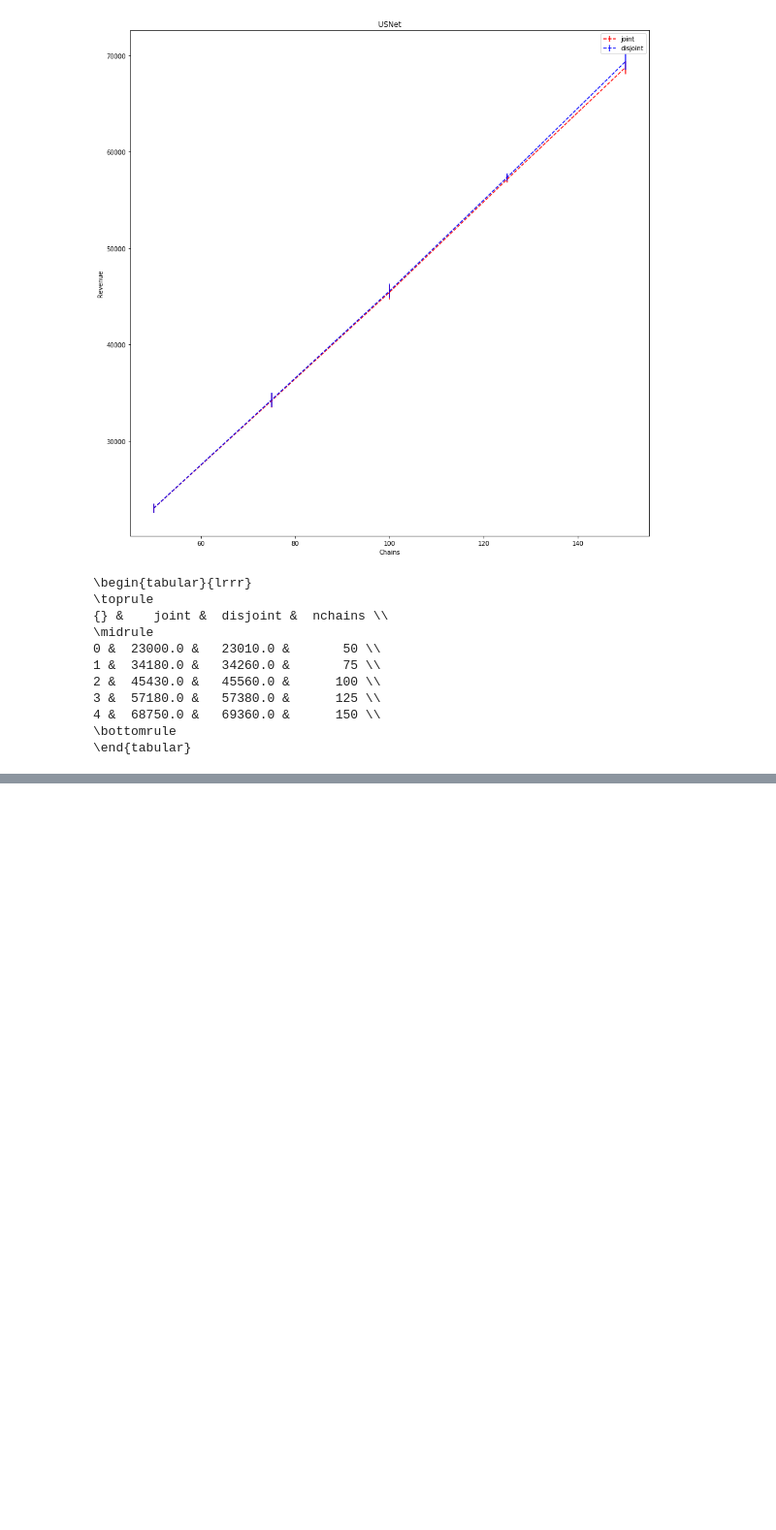
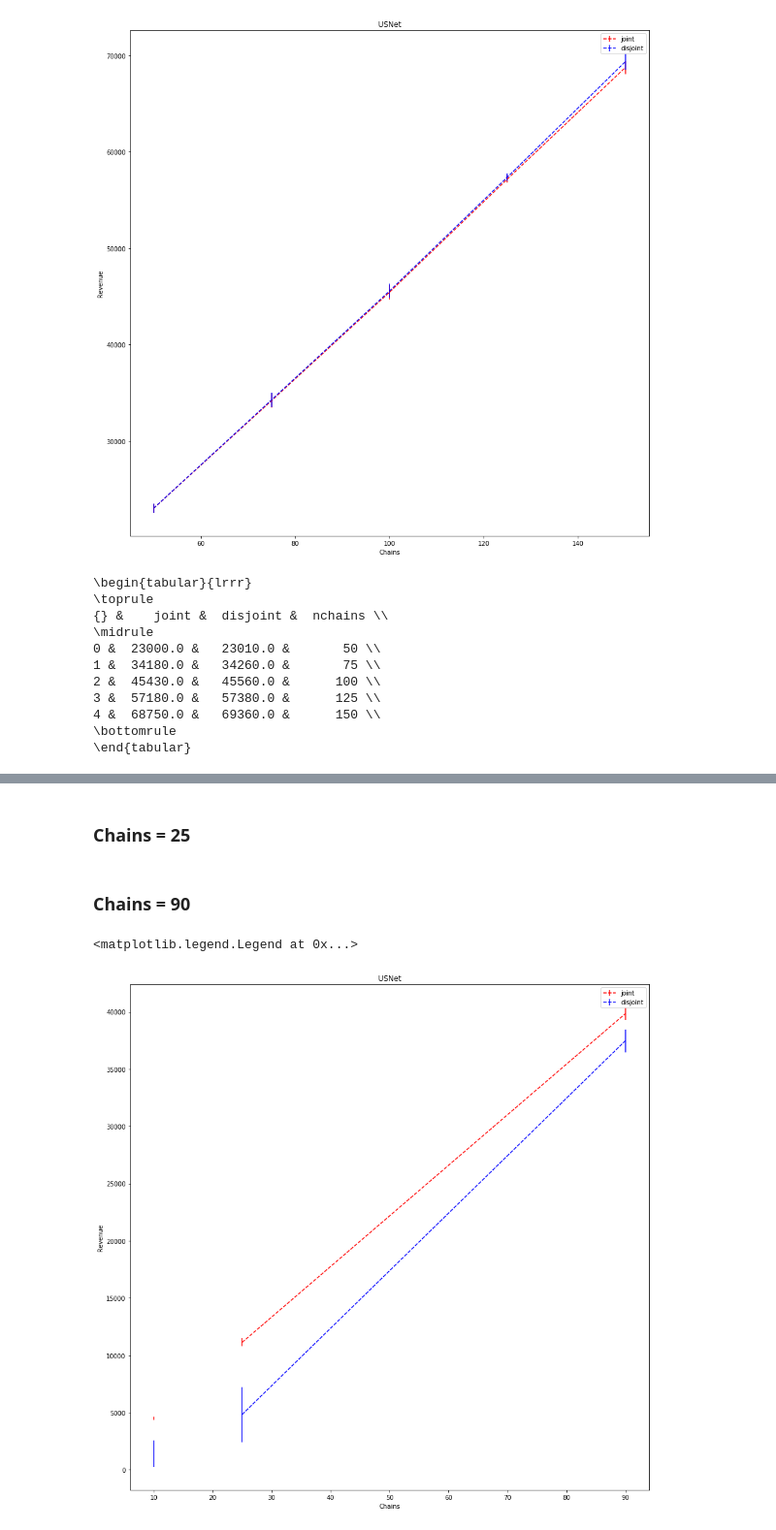
Before and after one commit to reinnet/jsd-mp, a Jupyter notebook: results/joint-vs-disjoint/results.ipynb, the cells around one changed output, grey strips where cells are left out. Shown at 97% size. Drawn from its saved outputs; the diff is of its cells as text; code cells hidden in the pictures; blank space fills up the shorter version.

```diff
--- a/results/joint-vs-disjoint/results.ipynb
+++ b/results/joint-vs-disjoint/results.ipynb
@@ -914,0 +919,10 @@ print(revenue.to_latex())
+# %%
+jrevenues = []
+jrevenues_err = []
+jgaps = []
+
+drevenues = []
+drevenues_err = []
+dgaps = []
+
+nchains = []
@@ -914,0 +1010,2 @@ print(revenue.to_latex())
+# %% [markdown]
+### Chains = 25
@@ -914,0 +1037,39 @@ print(revenue.to_latex())
+# %% [markdown]
+### Chains = 90
+# %%
+joint = pd.DataFrame(data={
+    'revenue': [39200.0, 41200.0, 40000.0, 40100.0, 39800.0, 39900.0, 39900.0, 39600.0, 39100.0, 40400.0, 39500.0, 40200.0, 38900.0, 39900.0, 39900.0],
+    'gap': [0.044642857142857026, 0.031067961165048466, 0.03499999999999991, 0.02793017456359095, 0.04698492462311546, 0.04210526315789463, 0.039849624060150274, 0.040909090909090805, 0.04961636828644488, 0.0358910891089108, 0.045822784810126464, 0.027611940298507394, 0.041131105398457476, 0.030827067669172852, 0.026315789473684143],
+    'accepted_chains': [89, 90, 90, 90, 88, 89, 90, 89, 88, 89, 89, 90, 89, 90, 90],
+    'vnfm': [47, 50, 49, 47, 47, 48, 52, 47, 46, 46, 50, 47, 46, 48, 46]
+})
+
+disjoint = pd.DataFrame(data={
+    'revenue': [35900.0, 39100.0, 38300.0, 37500.0, 38700.0, 37000.0, 36800.0, 38500.0, 37600.0, 38400.0, 37500.0, 38000.0, 36100.0, 36699.99999999877, 36000.0],
+    'gap': [0.047876580244268024, 0.03538000977639414, 0.04751305483028689, 0.04811387309220296, 0.03014642549524395, 0.04974521396396199, 0.027113354037267095, 0.023920996386287693, 0.030357380319148853, 0.04810279780982878, 0.04466666666666654, 0.04105263157894726, 0.047229916897506795, 0.04482233743584582, 0.0389158950617282],
+    'accepted_chains': [80, 84, 84, 82, 85, 81, 80, 85, 84, 84, 82, 84, 81, 81, 81],
+    'vnfm': [33, 42, 40, 36, 38, 36, 38, 38, 39, 38, 37, 39, 36, 36, 38]
+
+})
+
+jrevenues.append(np.average(joint['revenue'].values))
+jrevenues_err.append(np.std(joint['revenue'].values))
+jgaps.append(np.average(joint['gap'].values))
+
+drevenues.append(np.average(disjoint['revenue'].values))
+drevenues_err.append(np.std(disjoint['revenue'].values))
+dgaps.append(np.average(disjoint['gap'].values))
+
+nchains.append(90)
+# %%
+_, ax = plt.subplots(figsize=(15, 15))
+
+ax.errorbar(x=nchains, y=jrevenues, fmt='r--', label='joint', yerr=jrevenues_err)
+ax.errorbar(x=nchains, y=drevenues, fmt='b--', label='disjoint', yerr=drevenues_err)
+
+ax.set_title('USNet')
+ax.set(ylabel='Revenue', xlabel='Chains')
+ax.legend()
+# %% [output]
+<matplotlib.legend.Legend at 0x...>
+[figure, added]
```
Also changed, not shown: parts of 9 cells of this notebook.
